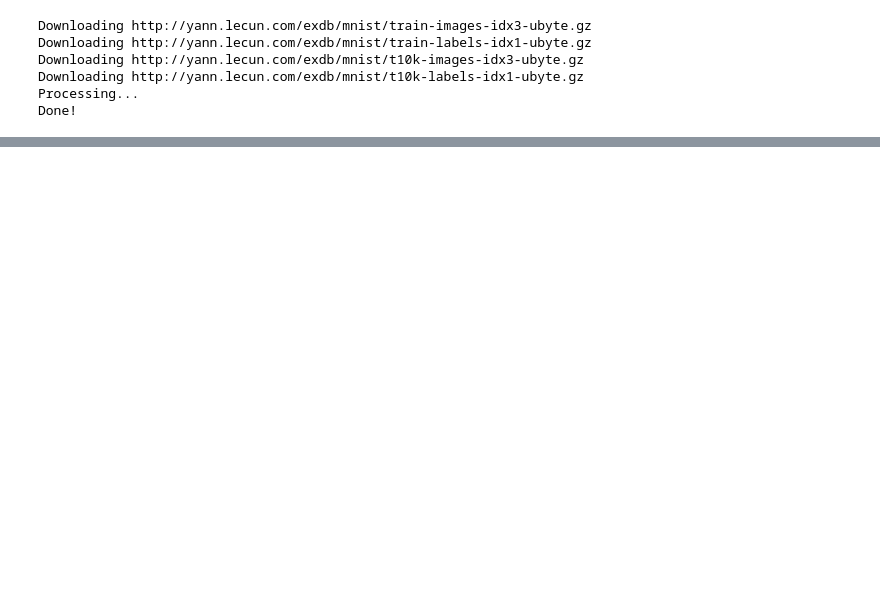
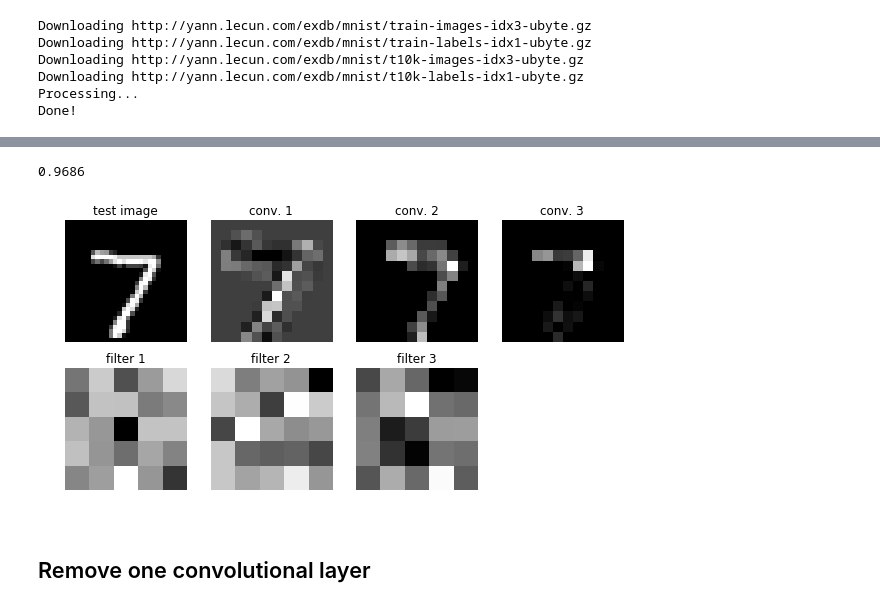
Before and after one commit to ml4cdeca/AdvancedMachineLearning, a Jupyter notebook: exercise03/cnn.ipynb, the cells around one changed output, grey strips where cells are left out. Cells and saved outputs as stored; diff of their text form; code cells hidden in the pictures; blank space fills up the shorter version.

```diff
--- a/exercise03/cnn.ipynb
+++ b/exercise03/cnn.ipynb
@@ -97,0 +217,6 @@ def model(X, w_h, w_h2, w_o,a , a_2, p_drop_input, p_drop_hidden):
+# %%
+def PRelu (X,a):
+    z = torch.tensor(X, requires_grad=True)
+    z = z*a[0]
+    z[z >= 0] = X[z >= 0]
+    return z
@@ -153,0 +276,13 @@ def PRelu (X,a):
+# %%
+def model(X, w_conv1, w_h2, w_o, a_2, p_drop_input, p_drop_hidden,number_of_output_pixel=128):
+    X = X.reshape(-1, 1, 28, 28)
+    X = dropout(X, p_drop_input)
+    for i in range(len(w_conv1)):
+        convolutional_layer = rectify(conv2d(X, w_conv1[i] ))
+        subsample_layer = max_pool2d(convolutional_layer, (2, 2)) # reduces window 2x2 to 1 pixel
+        X = dropout(subsample_layer, p_drop_input )
+    X = X.reshape((-1,number_of_output_pixel))
+    h2 = PRelu(X @ w_h2,a_2)
+    h2 = dropout(h2, p_drop_hidden)
+    pre_softmax = h2 @ w_o
+    return pre_softmax
@@ -153,0 +331,34 @@ def PRelu (X,a):
+# %%
+test_acc([w_conv1, w_h2, w_o, a_2, 0.8, 0.7],model)
+# %% [output]
+0.9686
+# %%
+def conv_plot(X, w_conv1, w_h2, w_o, a_2, p_drop_input, p_drop_hidden):
+    X = X.reshape(-1, 1, 28, 28)
+    conv=None
+    X = dropout(X, p_drop_input)
+    for i in range(len(w_conv1)):
+        convolutional_layer = rectify(conv2d(X, w_conv1[i] ))
+        X = max_pool2d(convolutional_layer, (2, 2)) # reduces window 2x2 to 1 pixel
+        if i==0:
+            conv=X
+    return conv
+# %%
+#one image from the test set:
+image=test_dataset[0][0]
+conv=conv_plot(image, w_conv1, w_h2, w_o, a_2, 0.8, 0.7).detach().numpy().reshape(32,12,12)[:3,:,:]
+image=image.numpy().reshape(28,28)
+filters=w_1.detach().numpy().reshape(32,5,5)[:3,:,:]
+# %%
+data=[image,*conv,*filters,]
+title=['test image','conv. 1','conv. 2','conv. 3','filter 1','filter 2','filter 3']
+plt.figure(figsize=(10,5))
+for i in range(7):
+    plt.subplot(2,4,i+1)
+    plt.imshow(data[i],cmap='gray')
+    plt.title(title[i])
+    plt.axis('off')
+# %% [output]
+[figure, added]
+# %% [markdown]
+## Remove one convolutional layer
```
Also changed, not shown: parts of 28 cells of this notebook.
